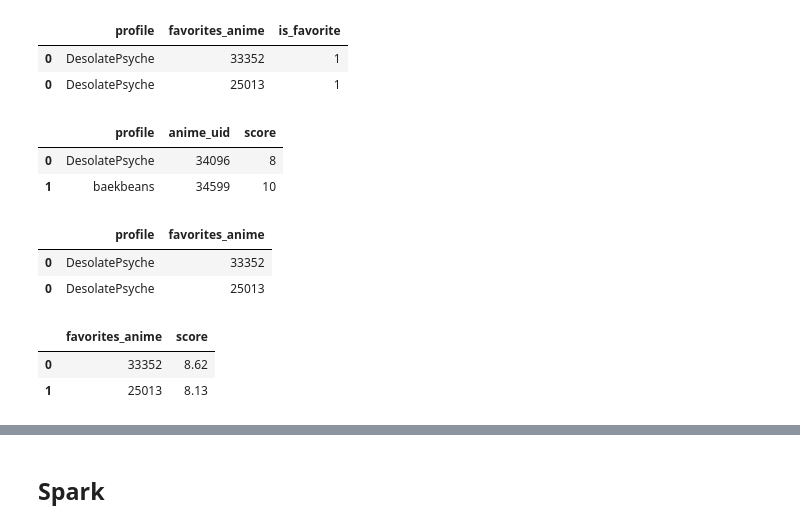
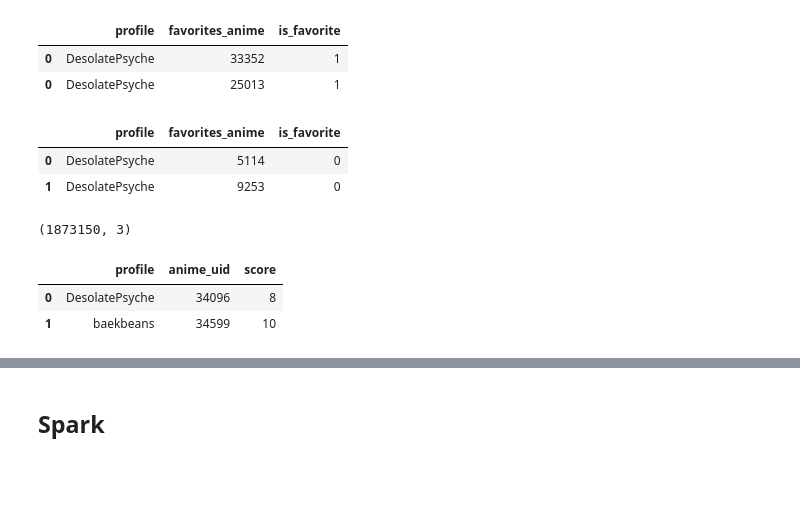
Before and after one commit to qxzjy/anime-recommendation-engine, a Jupyter notebook: notebook/RECO_02.ipynb, the cells around one changed output, grey strips where cells are left out. Saved outputs shown, nothing was run; the diff lists cells and outputs as text; code cells hidden in the pictures; blank space fills up the shorter version.

```diff
--- a/notebook/RECO_02.ipynb
+++ b/notebook/RECO_02.ipynb
@@ -39,6 +33,24 @@ display(df_als_favorite.head(2))
 |  | profile | favorites_anime | is_favorite |
 | 0 | DesolatePsyche | 33352 | 1 |
 | 0 | DesolatePsyche | 25013 | 1 |
+# %%
+df_profile_temp = pd.DataFrame(data=df_als_favorite["profile"].unique(), columns=["profile"])
+df_top_2000_animes = df_als_favorite["favorites_anime"].value_counts().reset_index(name="count").iloc[:50,:]
+df_favorites_anime_temp = pd.DataFrame(data=df_top_2000_animes["favorites_anime"], columns=["favorites_anime"])
+df_temp = df_profile_temp.merge(df_favorites_anime_temp, how="cross")
+
+df_als_favorite = df_als_favorite.merge(df_temp, on=["profile","favorites_anime"], how="right")
+df_als_favorite["is_favorite"] = df_als_favorite["is_favorite"].fillna(0).astype("Int64")
+
+display(df_als_favorite.head(2))
+# %% [output]
+|  | profile | favorites_anime | is_favorite |
+| 0 | DesolatePsyche | 5114 | 0 |
+| 1 | DesolatePsyche | 9253 | 0 |
+# %%
+df_als_favorite.shape
+# %% [output]
+(1873150, 3)
 # %%
 df_als_reviews_score = data_reviews[["profile", "anime_uid", "score"]].copy()
 
@@ -57,21 +61,0 @@ def get_score_by_uid(uid) :
-# %%
-df_als_favorite_score = data_profiles[["profile", "favorites_anime"]].copy().explode("favorites_anime")
-df_als_favorite_score = df_als_favorite_score.dropna(subset=["favorites_anime"])
-df_als_favorite_score["favorites_anime"] = df_als_favorite_score["favorites_anime"].astype("int64")
-
-display(df_als_favorite_score.head(2))
-# %% [output]
-|  | profile | favorites_anime |
-| 0 | DesolatePsyche | 33352 |
-| 0 | DesolatePsyche | 25013 |
-# %%
-df_to_merge = df_als_favorite_score["favorites_anime"].reset_index().drop_duplicates(subset=["favorites_anime"])
-df_to_merge["score"] = df_to_merge["favorites_anime"].apply(get_score_by_uid)
-df_to_merge = df_to_merge.dropna(subset=["score"])
-df_to_merge = df_to_merge.drop(columns="index")
-
-display(df_to_merge.head(2))
-# %% [output]
-|  | favorites_anime | score |
-| 0 | 33352 | 8.62 |
-| 1 | 25013 | 8.13 |
```
Also changed, not shown: parts of 13 cells of this notebook.
